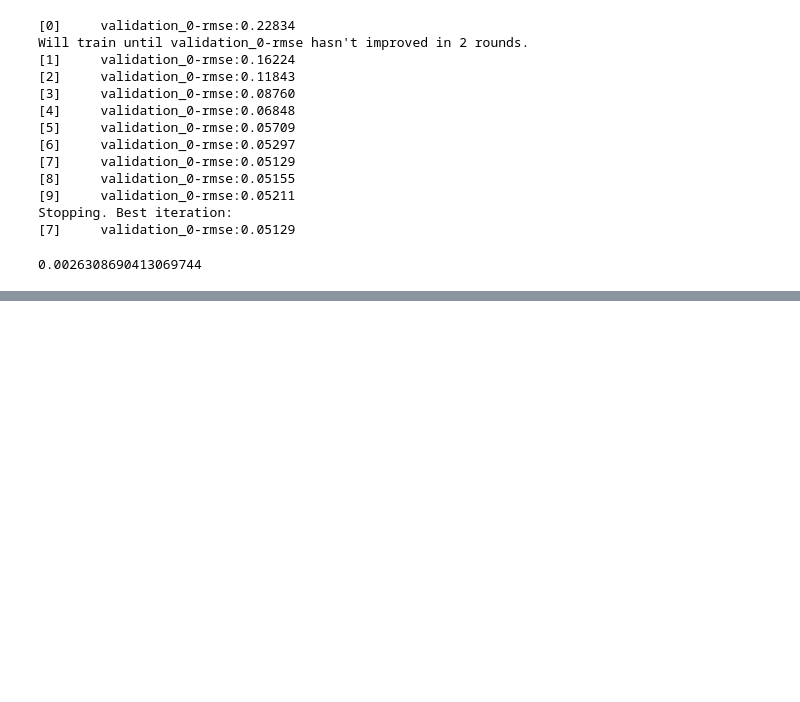
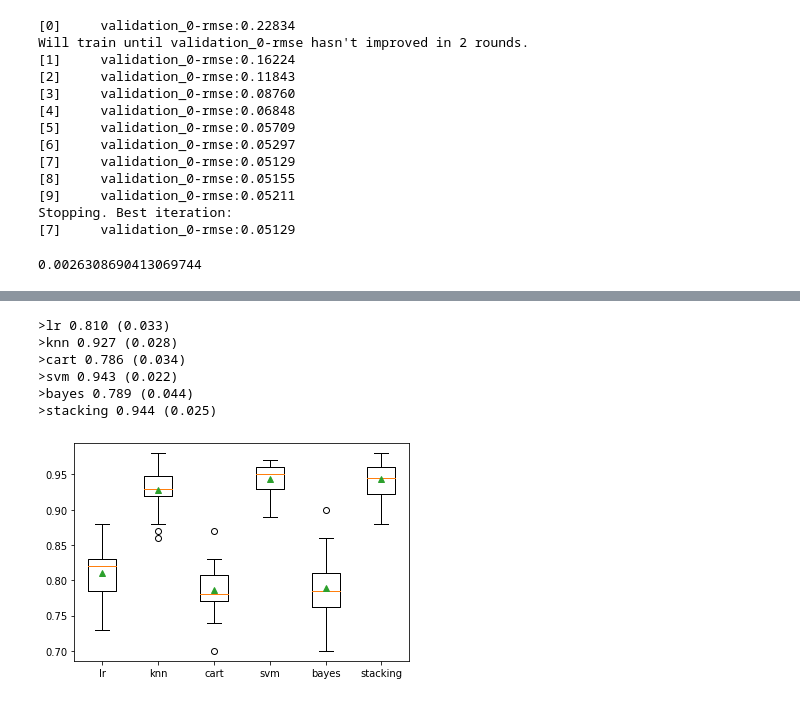
Before and after one commit to veb-101/Machine-Learning-practice, a Jupyter notebook: Chapter 7/Ensemble learning.ipynb, the cells around one changed output, grey strips where cells are left out. Saved outputs shown, nothing was run; the diff lists cells and outputs as text; code cells hidden in the pictures; blank space fills up the shorter version.

Commit message:
added Stacking in Ensemble learning

```diff
--- a/Chapter 7/Ensemble learning.ipynb
+++ b/Chapter 7/Ensemble learning.ipynb
@@ -580,0 +645,42 @@ mean_squared_error(y_val, y_pred)
+# %%
+def get_stacking():
+    level0 = []
+    level0.append(("lr", LogisticRegression()))
+    level0.append(("KNN", KNeighborsClassifier()))
+    level0.append(("cart", DecisionTreeClassifier()))
+    level0.append(("svm", SVC()))
+    level0.append(("bayes", GaussianNB()))
+    level1 = LogisticRegression()
+    model = StackingClassifier(estimators=level0, final_estimator=level1, cv=5)
+    return model
+# %%
+def get_models():
+    models = dict()
+    models['lr'] = LogisticRegression()
+    models['knn'] = KNeighborsClassifier()
+    models['cart'] = DecisionTreeClassifier()
+    models['svm'] = SVC()
+    models['bayes'] = GaussianNB()
+    models['stacking'] = get_stacking()
+    return models
+# %%
+X, y = get_dataset()
+models = get_models()
+results, names = list(), list()
+
+for name, model in models.items():
+    scores = evaluate_models(model)
+    results.append(scores)
+    names.append(name)
+    print(f'>{name} {mean(scores):.3f} ({std(scores):.3f})')
+# plot model performance for comparison
+pyplot.boxplot(results, labels=names, showmeans=True)
+pyplot.show()
+# %% [output]
+>lr 0.810 (0.033)
+>knn 0.927 (0.028)
+>cart 0.786 (0.034)
+>svm 0.943 (0.022)
+>bayes 0.789 (0.044)
+>stacking 0.944 (0.025)
+[figure, added]
```
Also changed, not shown: parts of 19 cells of this notebook.
